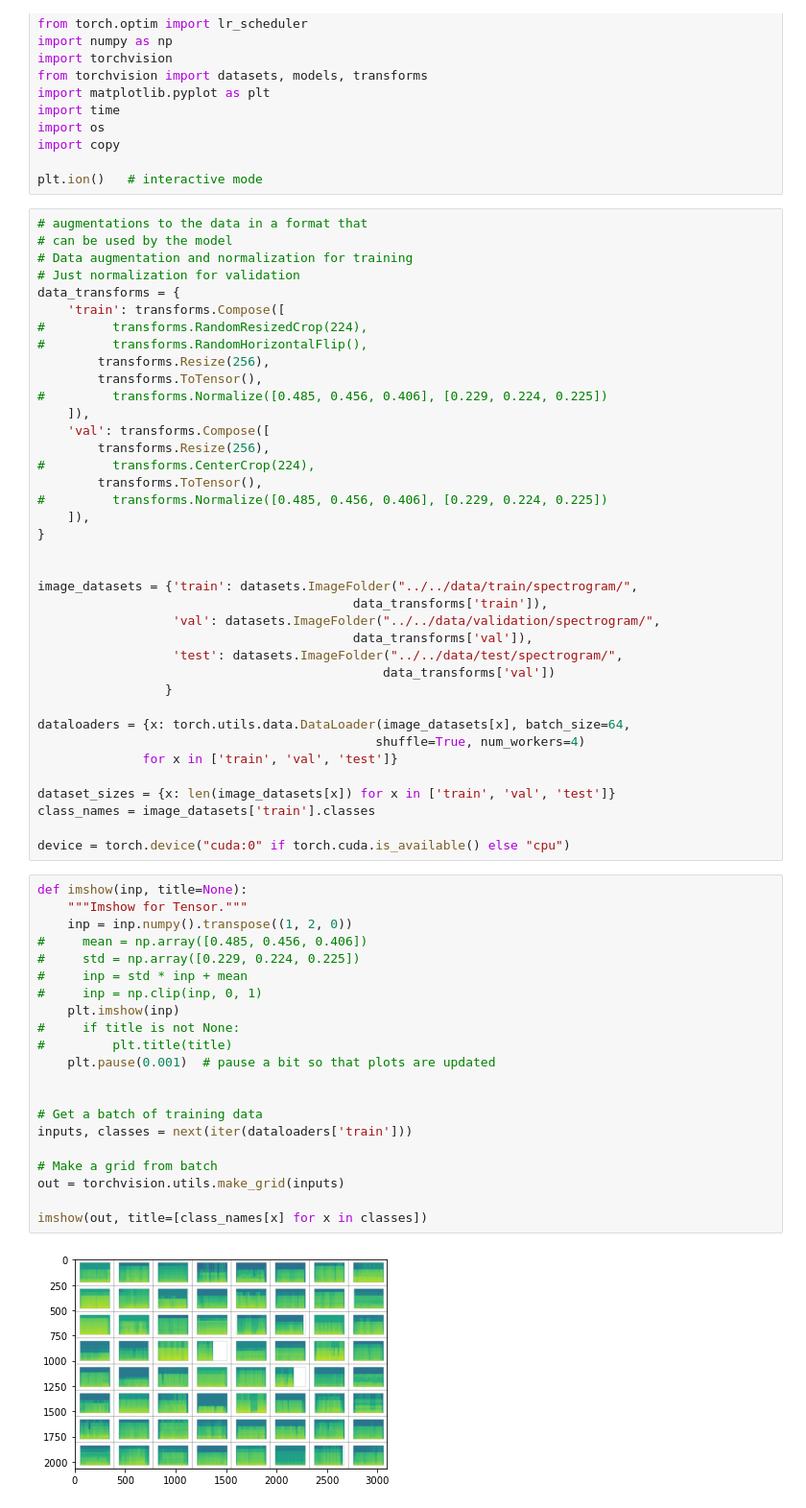
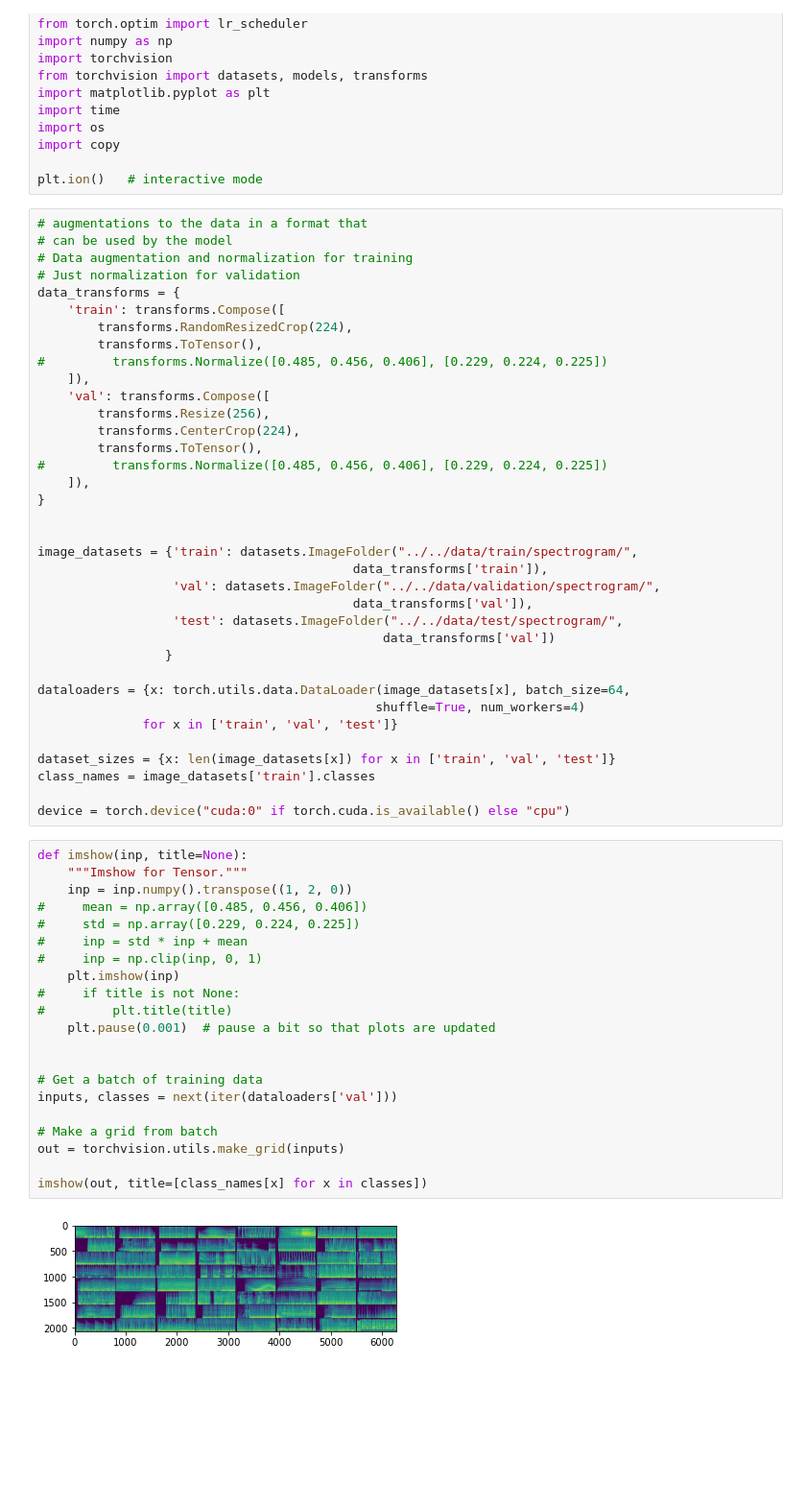
Before and after one commit to martinoywa/MERA, a Jupyter notebook: models/notebooks/audio_model_training.ipynb, the cells around one changed output. Shown at 96% size. Drawn from its saved outputs; the diff is of its cells as text; blank space fills up the shorter version.

```diff
--- a/models/notebooks/audio_model_training.ipynb
+++ b/models/notebooks/audio_model_training.ipynb
@@ -26,15 +26,13 @@ plt.ion()   # interactive mode
 # Just normalization for validation
 data_transforms = {
     'train': transforms.Compose([
-#         transforms.RandomResizedCrop(224),
-#         transforms.RandomHorizontalFlip(),
-        transforms.Resize(256),
+        transforms.RandomResizedCrop(224),
         transforms.ToTensor(),
 #         transforms.Normalize([0.485, 0.456, 0.406], [0.229, 0.224, 0.225])
     ]),
     'val': transforms.Compose([
         transforms.Resize(256),
-#         transforms.CenterCrop(224),
+        transforms.CenterCrop(224),
         transforms.ToTensor(),
 #         transforms.Normalize([0.485, 0.456, 0.406], [0.229, 0.224, 0.225])
     ]),
@@ -60,26 +58,26 @@ device = torch.device("cuda:0" if torch.cuda.is_available() else "cpu")
 # %%
 def imshow(inp, title=None):
     """Imshow for Tensor."""
     inp = inp.numpy().transpose((1, 2, 0))
 #     mean = np.array([0.485, 0.456, 0.406])
 #     std = np.array([0.229, 0.224, 0.225])
 #     inp = std * inp + mean
 #     inp = np.clip(inp, 0, 1)
     plt.imshow(inp)
 #     if title is not None:
 #         plt.title(title)
     plt.pause(0.001)  # pause a bit so that plots are updated
 
 
 # Get a batch of training data
-inputs, classes = next(iter(dataloaders['train']))
+inputs, classes = next(iter(dataloaders['val']))
 
 # Make a grid from batch
 out = torchvision.utils.make_grid(inputs)
 
 imshow(out, title=[class_names[x] for x in classes])
 # %% [output]
-[figure, old version]
+[figure, new version]
 # %%
 training_losses = []
 valid_losses = []
```
Also changed, not shown: parts of 7 cells of this notebook, 9 other files.
